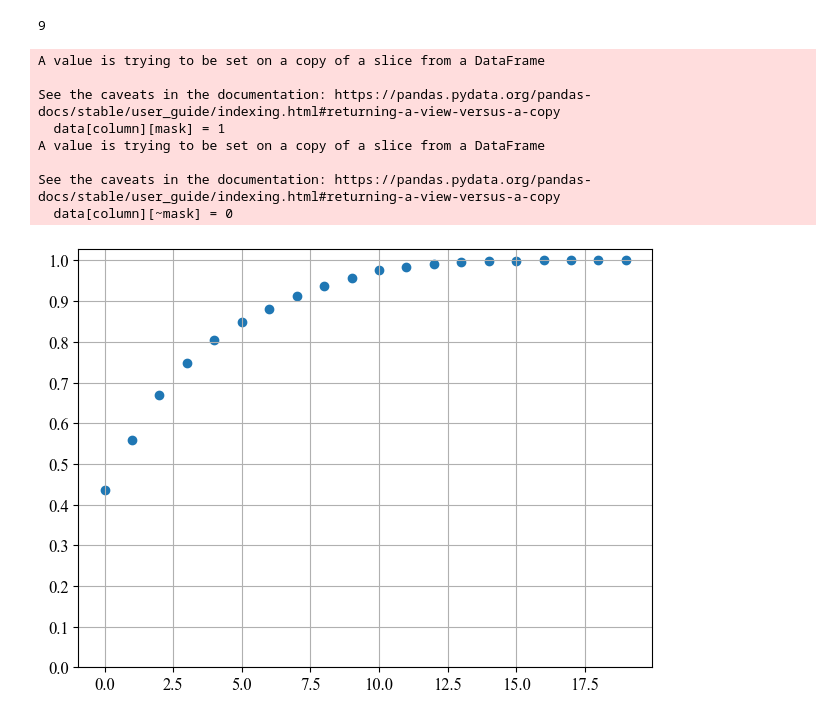
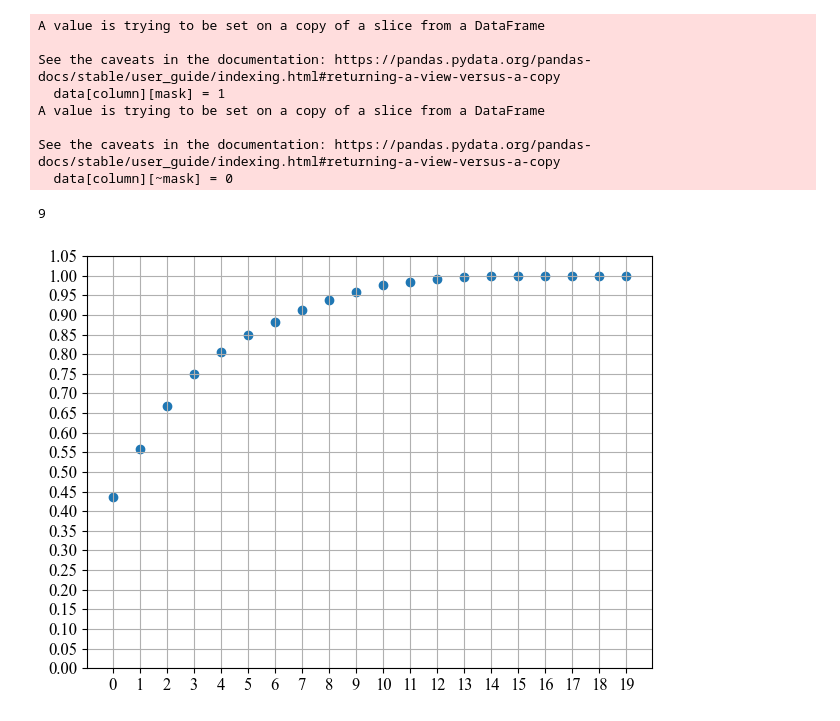
Before and after one commit to Shengan01/Lab, a Jupyter notebook: Lab4/Lab4 - PCA, Fourier Analysis - gender recognition based on voice recording.ipynb, the cells around one changed output. Drawn from its saved outputs; the diff is of its cells as text; code cells hidden in the pictures.

```diff
--- a/Lab4/Lab4 - PCA, Fourier Analysis - gender recognition based on voice recording.ipynb
+++ b/Lab4/Lab4 - PCA, Fourier Analysis - gender recognition based on voice recording.ipynb
@@ -77,41 +82,42 @@ def qualitative_to_0_1(data, column, value_to_be_1):
     data[column][mask] = 1
     data[column][~mask] = 0
     return data
 
 data = pd.read_csv('voice_extracted_features.csv', sep = ',')
 data = qualitative_to_0_1(data, 'label', 'female')
 features = list(data.columns)
 vals = data.values.astype(float)
 X = vals[:, :-1]
 y = vals[:, -1]
 
 X_train, X_test, y_train, y_test = train_test_split(X, y, test_size = 0.2, shuffle = False)
 scaler = StandardScaler()
 X_train = scaler.fit_transform(X_train)
 
 pca_transform = PCA()
 pca_transform.fit(X_train)
 
 variances = pca_transform.explained_variance_ratio_
 cumulated_variances = variances.cumsum()
 
 rcParams['font.size'] = 12
 plt.scatter(np.arange(variances.shape[0]), cumulated_variances)
-plt.yticks(np.arange(0, 1.1, 0.1))
+plt.yticks(np.arange(0, 1.1, 0.05))
+plt.xticks(np.arange(0, 20, 1))
 PC_num = (cumulated_variances < 0.95).sum()
 print(PC_num)
 
 plt.tight_layout()
 plt.grid()
 plt.show()
 # %% [output]
-9
+A value is trying to be set on a copy of a slice from a DataFrame
+
+See the caveats in the documentation: https://pandas.pydata.org/pandas-docs/stable/user_guide/indexing.html#returning-a-view-versus-a-copy
+  data[column][mask] = 1
+A value is trying to be set on a copy of a slice from a DataFrame
+
+See the caveats in the documentation: https://pandas.pydata.org/pandas-docs/stable/user_guide/indexing.html#returning-a-view-versus-a-copy
+  data[column][~mask] = 0
-A value is trying to be set on a copy of a slice from a DataFrame
-
-See the caveats in the documentation: https://pandas.pydata.org/pandas-docs/stable/user_guide/indexing.html#returning-a-view-versus-a-copy
-  data[column][mask] = 1
-A value is trying to be set on a copy of a slice from a DataFrame
-
-See the caveats in the documentation: https://pandas.pydata.org/pandas-docs/stable/user_guide/indexing.html#returning-a-view-versus-a-copy
-  data[column][~mask] = 0
+9
-[figure, old version]
+[figure, new version]
```
Also changed, not shown: parts of 8 cells of this notebook.
